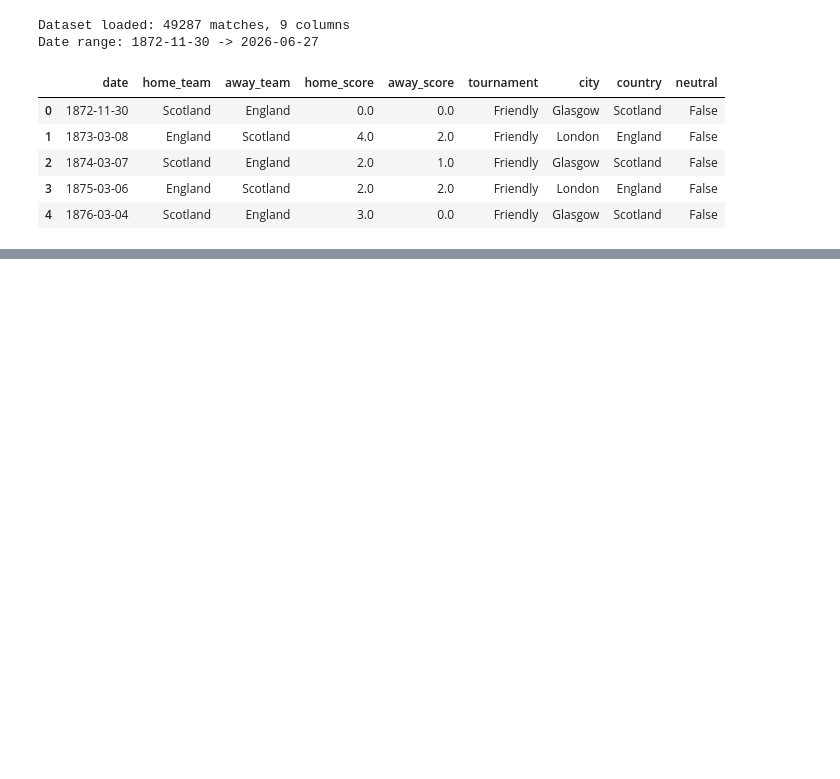
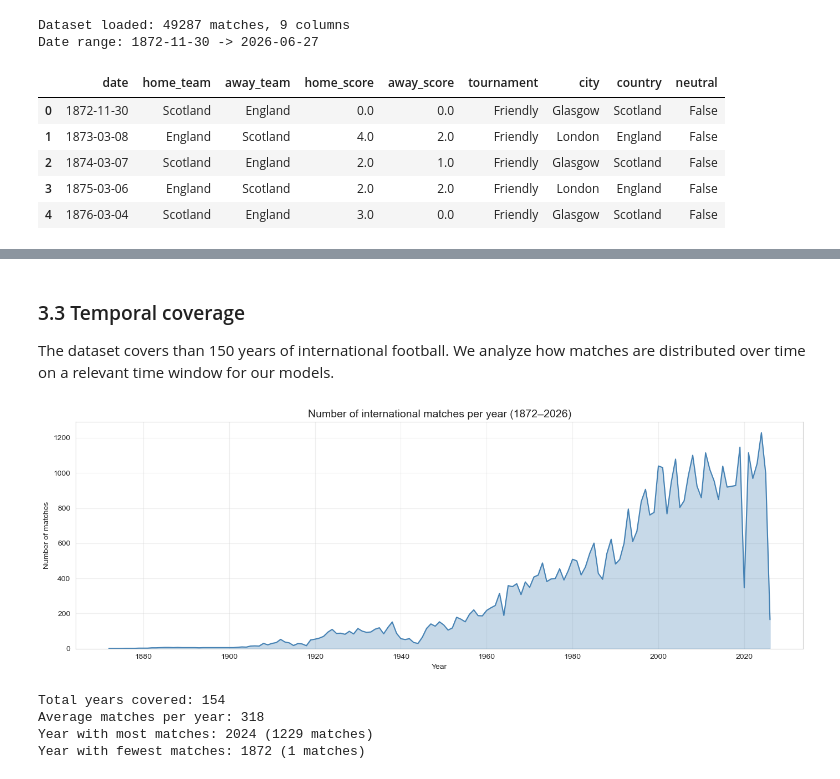
Before and after one commit to Am1neX/Project_INFOH410, a Jupyter notebook: notebooks/football_prediction.ipynb, the cells around one changed output, grey strips where cells are left out. Cells and saved outputs as stored; diff of their text form; code cells hidden in the pictures; blank space fills up the shorter version.

```diff
--- a/notebooks/football_prediction.ipynb
+++ b/notebooks/football_prediction.ipynb
@@ -76,0 +127,17 @@ Date range: 1872-11-30 -> 2026-06-27
+# %%
+# count rows before cleaning
+n_before = len(df)
+
+# remove matches with missing scores
+df = df.dropna(subset=['home_score', 'away_score']).reset_index(drop=True)
+
+# convert scores back to integers
+df['home_score'] = df['home_score'].astype(int)
+df['away_score'] = df['away_score'].astype(int)
+
+n_after = len(df)
+
+print(f"removed {n_before - n_after} matches with missing socres")
+print(f"Final dataset: {n_after} matches")
+print("\nUpdated column types:")
+print(df.dtypes)
@@ -76,0 +159,35 @@ Date range: 1872-11-30 -> 2026-06-27
+# %% [markdown]
+### 3.3 Temporal coverage
+
+The dataset covers than 150 years of international football. We analyze how matches are distributed over time on a relevant time window for our models.
+# %%
+# extract year from each match
+df['year'] = df['date'].dt.year
+
+# count matches per year
+matches_per_year = df.groupby('year').size()
+
+# plot the distribution
+fig, ax = plt.subplots(figsize=(14, 5))
+ax.plot(matches_per_year.index, matches_per_year.values, color='steelblue', linewidth=1.5)
+ax.fill_between(matches_per_year.index, matches_per_year.values, alpha=0.3, color='steelblue')
+
+ax.set_title("Number of international matches per year (1872–2026)", fontsize=14)
+ax.set_xlabel("Year")
+ax.set_ylabel("Number of matches")
+ax.set_ylim(0,)
+ax.grid(True, alpha=0.3)
+
+plt.tight_layout()
+plt.show()
+
+print(f"Total years covered: {df['year'].max() - df['year'].min()}")
+print(f"Average matches per year: {matches_per_year.mean():.0f}")
+print(f"Year with most matches: {matches_per_year.idxmax()} ({matches_per_year.max()} matches)")
+print(f"Year with fewest matches: {matches_per_year.idxmin()} ({matches_per_year.min()} matches)")
+# %% [output]
+[figure, added]
+Total years covered: 154
+Average matches per year: 318
+Year with most matches: 2024 (1229 matches)
+Year with fewest matches: 1872 (1 matches)
```
Also changed, not shown: parts of 16 cells of this notebook.
